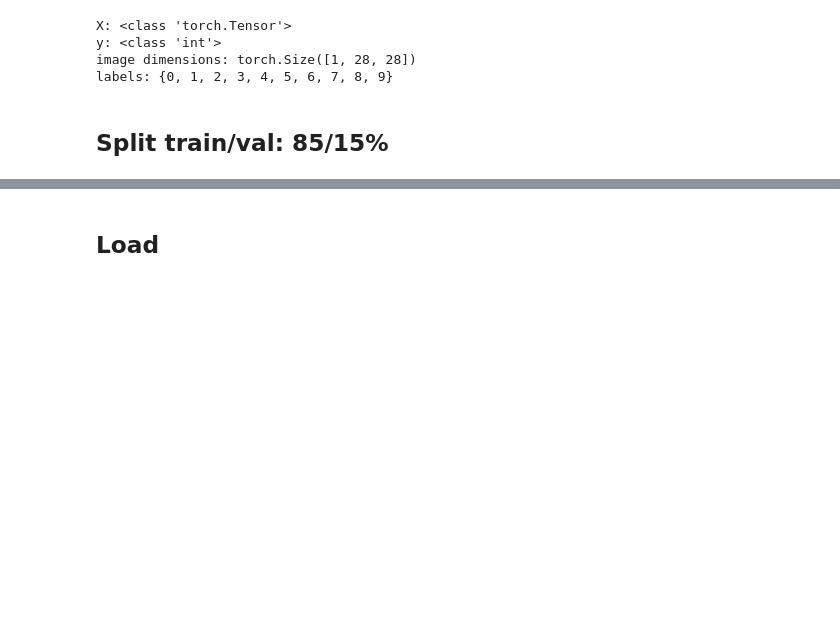
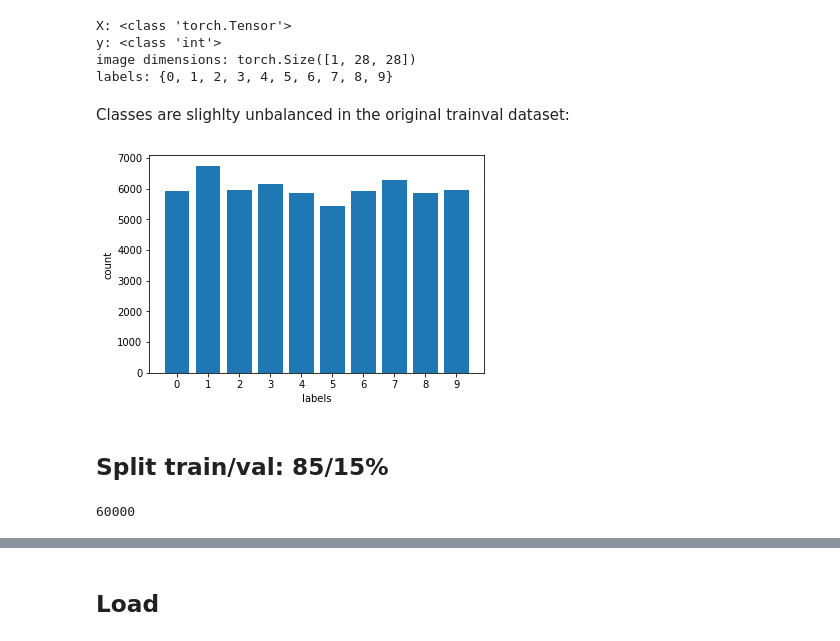
Before and after one commit to laure-delisle/cs148-hw3, a Jupyter notebook: warmup_data_loading.ipynb, the cells around one changed output, grey strips where cells are left out. Cells and saved outputs as stored; diff of their text form; code cells hidden in the pictures; blank space fills up the shorter version.

```diff
--- a/warmup_data_loading.ipynb
+++ b/warmup_data_loading.ipynb
@@ -42,8 +43,27 @@ X: <class 'torch.Tensor'>
 y: <class 'int'>
 image dimensions: torch.Size([1, 28, 28])
 labels: {0, 1, 2, 3, 4, 5, 6, 7, 8, 9}
+# %% [markdown]
+Classes are slighlty unbalanced in the original trainval dataset:
+# %%
+# class distribution
+labels_trainval = trainval_set.targets
+classes, counts = np.unique(labels_trainval, return_counts=True)
+# %%
+plt.bar(classes, counts)
+plt.xticks(classes)
+plt.xlabel('labels')
+plt.ylabel('count')
+plt.show()
+# %% [output]
+[figure, added]
 # %% [markdown]
 ## Split train/val: 85/15%
+# %%
+trainval_size = len(trainval_set)
+trainval_size
+# %% [output]
+60000
 # %%
 trainval_size = len(trainval_set)
 train_size, val_size = int(trainval_size*0.85), int(trainval_size*0.15)
```
Also changed, not shown: parts of 6 cells of this notebook, 4 other files.
